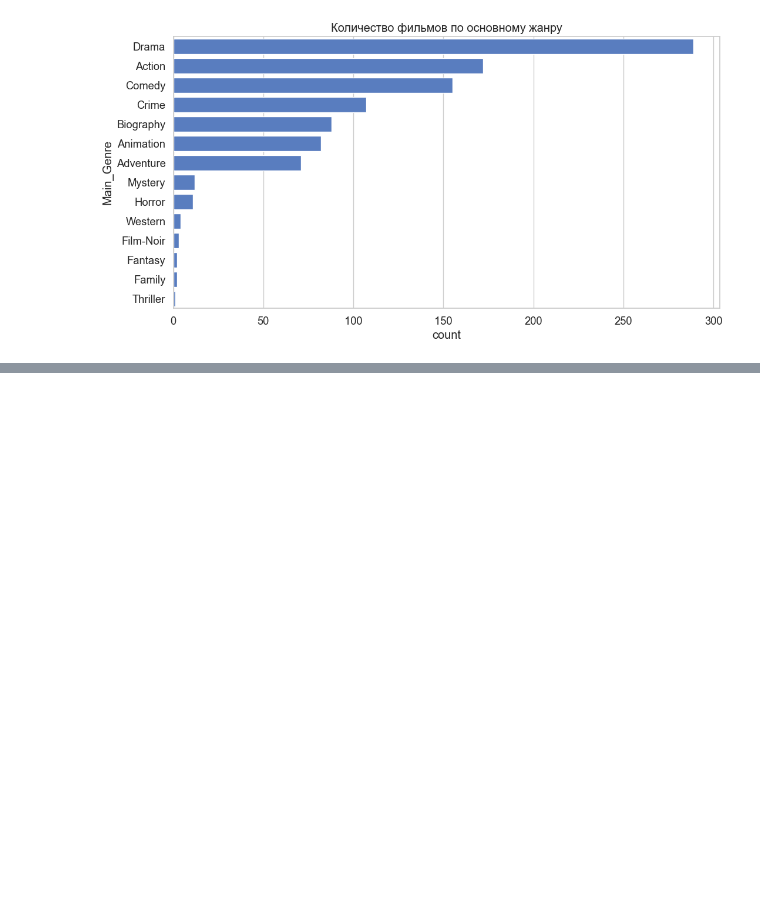
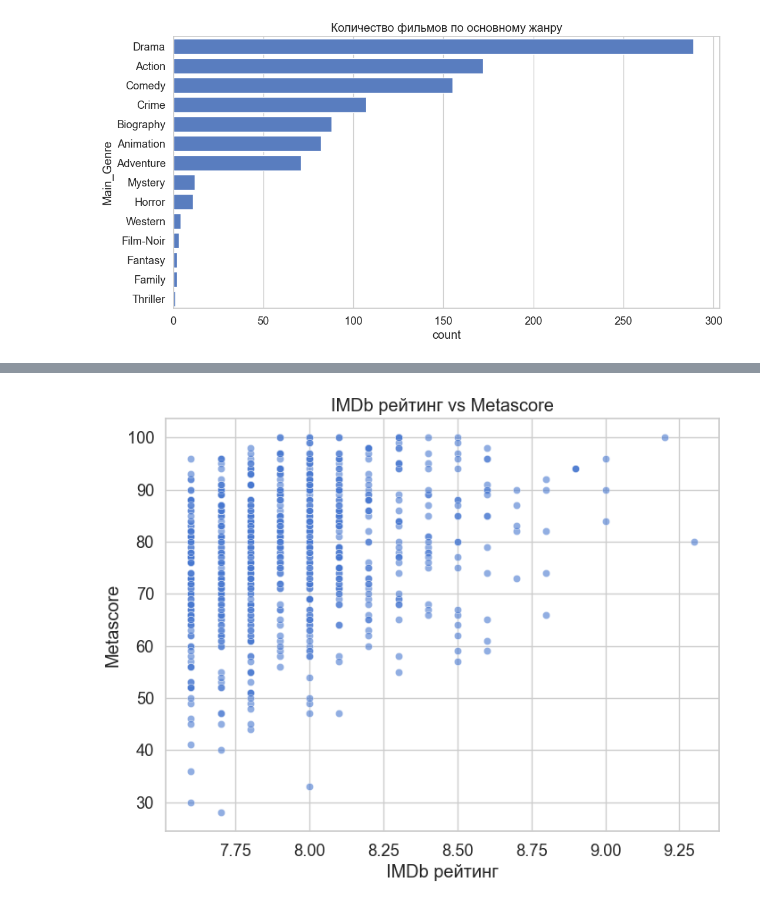
Before and after one commit to LA488/IMDb-Movie-Recommendation-System, a Jupyter notebook: notebooks/01_EDA.ipynb, the cells around one changed output, grey strips where cells are left out. Drawn from its saved outputs; the diff is of its cells as text; code cells hidden in the pictures; blank space fills up the shorter version.

```diff
--- a/notebooks/01_EDA.ipynb
+++ b/notebooks/01_EDA.ipynb
@@ -137,0 +148,10 @@ plt.show()
+# %%
+# Сравнение IMDb Rating vs Metascore
+plt.figure(figsize=(8,6))
+sns.scatterplot(x='IMDB_Rating', y='Meta_score', data=df, alpha=0.6)
+plt.title("IMDb рейтинг vs Metascore")
+plt.xlabel("IMDb рейтинг")
+plt.ylabel("Metascore")
+plt.show()
+# %% [output]
+[figure, added]
```
Also changed, not shown: parts of 6 cells of this notebook.
